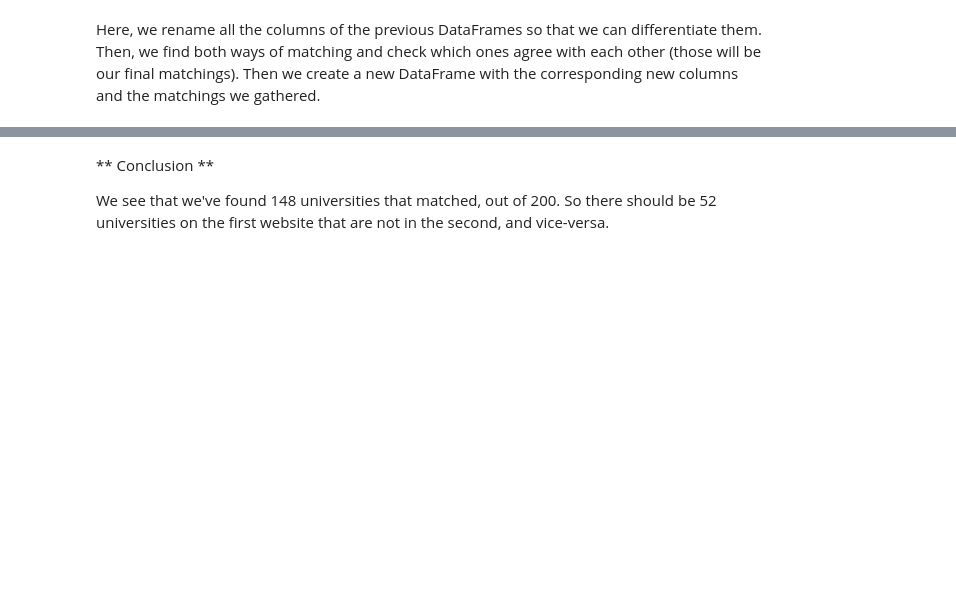
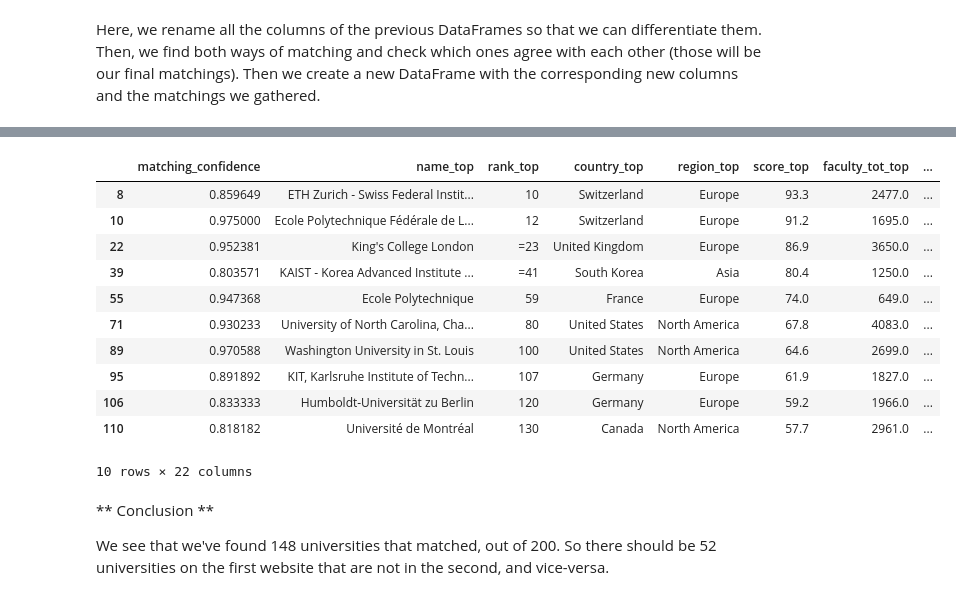
Before and after one commit to darioAnongba/EPFL-ADA, a Jupyter notebook: Labs/02 - Data from the Web/Homework2.ipynb, the cells around one changed output, grey strips where cells are left out. Cells and saved outputs as stored; diff of their text form; code cells hidden in the pictures; blank space fills up the shorter version.

```diff
--- a/Labs/02 - Data from the Web/Homework2.ipynb
+++ b/Labs/02 - Data from the Web/Homework2.ipynb
@@ -504,3 +573,18 @@ merged_df
+# %%
+merged_df[merged_df[CONFIDENCE_COL_NAME]< 1]
+# %% [output]
+|  | matching_confidence | name_top | rank_top | country_top | region_top | score_top | faculty_tot_top | ... |
+| 8 | 0.859649 | ETH Zurich - Swiss Federal Instit... | 10 | Switzerland | Europe | 93.3 | 2477.0 | ... |
+| 10 | 0.975000 | Ecole Polytechnique Fédérale de L... | 12 | Switzerland | Europe | 91.2 | 1695.0 | ... |
+| 22 | 0.952381 | King's College London | =23 | United Kingdom | Europe | 86.9 | 3650.0 | ... |
+| 39 | 0.803571 | KAIST - Korea Advanced Institute ... | =41 | South Korea | Asia | 80.4 | 1250.0 | ... |
+| 55 | 0.947368 | Ecole Polytechnique | 59 | France | Europe | 74.0 | 649.0 | ... |
+| 71 | 0.930233 | University of North Carolina, Cha... | 80 | United States | North America | 67.8 | 4083.0 | ... |
+| 89 | 0.970588 | Washington University in St. Louis | 100 | United States | North America | 64.6 | 2699.0 | ... |
+| 95 | 0.891892 | KIT, Karlsruhe Institute of Techn... | 107 | Germany | Europe | 61.9 | 1827.0 | ... |
+| 106 | 0.833333 | Humboldt-Universität zu Berlin | 120 | Germany | Europe | 59.2 | 1966.0 | ... |
+| 110 | 0.818182 | Université de Montréal | 130 | Canada | North America | 57.7 | 2961.0 | ... |
+10 rows × 22 columns
 # %% [markdown]
 ** Conclusion **
 
```
Also changed, not shown: parts of 39 cells of this notebook.
